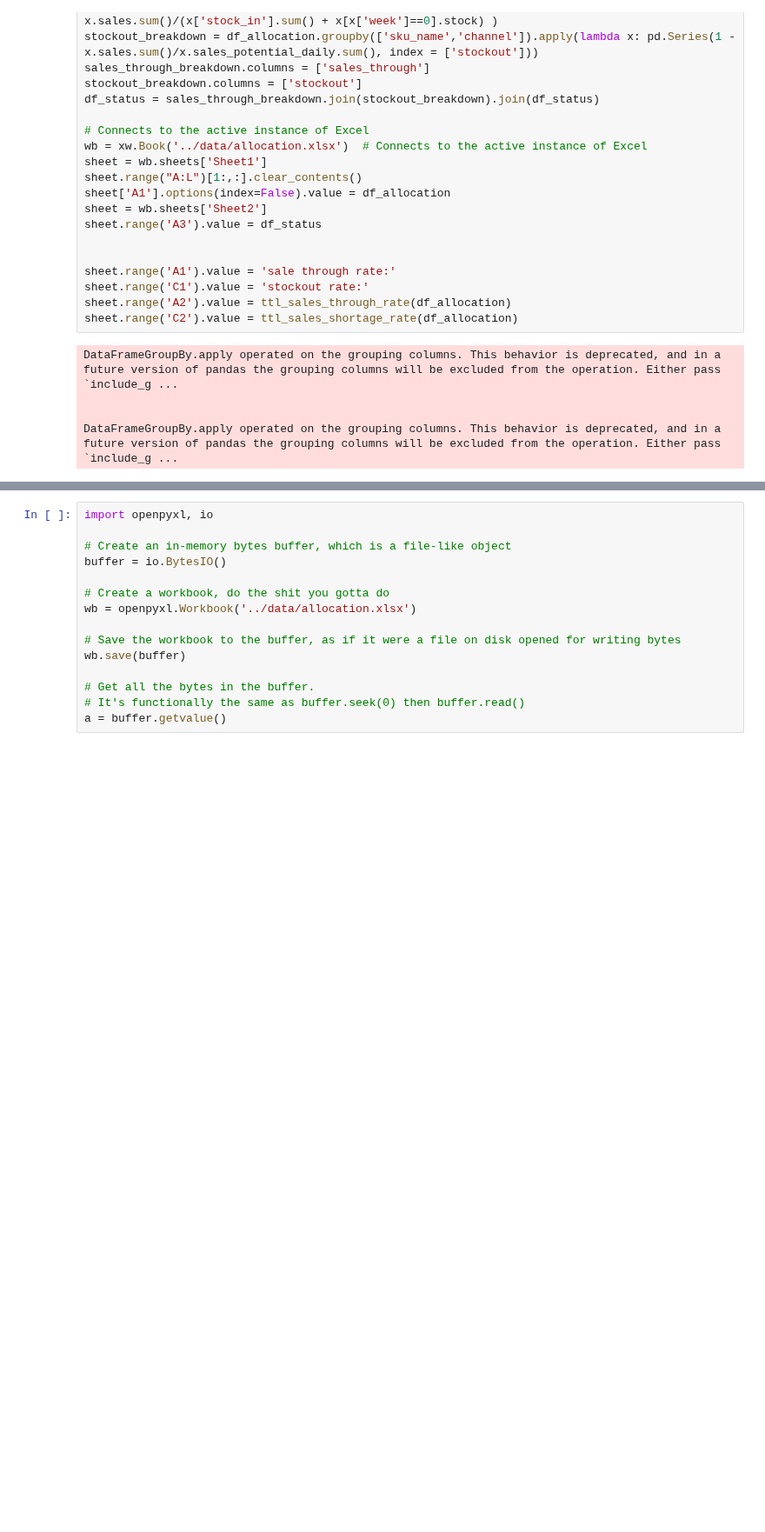
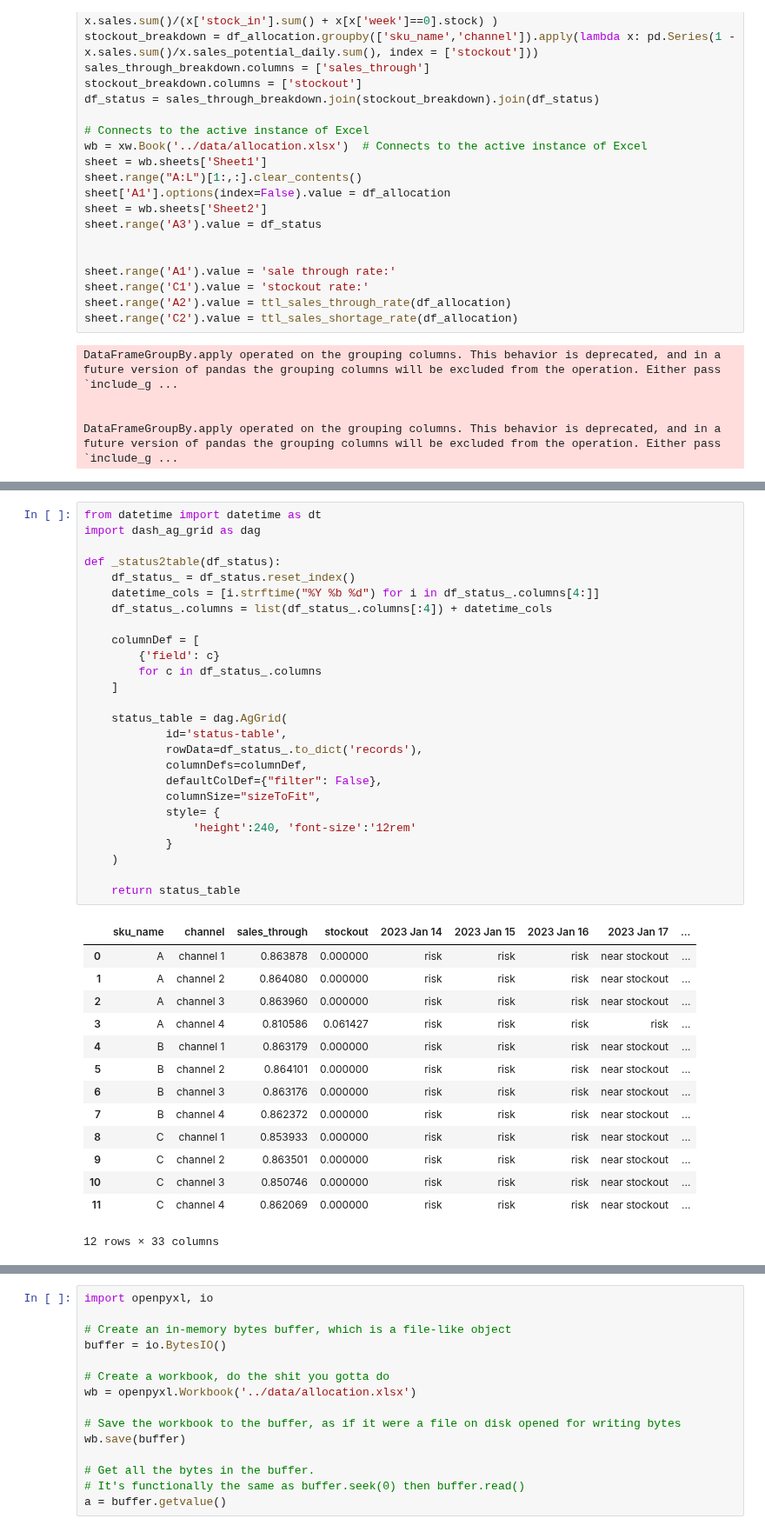
Before and after one commit to AllenArtefacter/supply-chain-planning, a Jupyter notebook: demo/Estee/notebooks/workplace.ipynb, the cells around one changed output, grey strips where cells are left out. Shown at 87% size. Drawn from its saved outputs; the diff is of its cells as text; blank space fills up the shorter version.

```diff
--- a/demo/Estee/notebooks/workplace.ipynb
+++ b/demo/Estee/notebooks/workplace.ipynb
@@ -240,0 +246,41 @@ DataFrameGroupBy.apply operated on the grouping columns. This behavior is deprec
+# %%
+from datetime import datetime as dt
+import dash_ag_grid as dag
+
+def _status2table(df_status):
+    df_status_ = df_status.reset_index()
+    datetime_cols = [i.strftime("%Y %b %d") for i in df_status_.columns[4:]]
+    df_status_.columns = list(df_status_.columns[:4]) + datetime_cols
+
+    columnDef = [
+        {'field': c}
+        for c in df_status_.columns
+    ]
+
+    status_table = dag.AgGrid(
+            id='status-table',
+            rowData=df_status_.to_dict('records'),
+            columnDefs=columnDef,
+            defaultColDef={"filter": False},
+            columnSize="sizeToFit",
+            style= {
+                'height':240, 'font-size':'12rem'
+            }
+    )
+
+    return status_table
+# %% [output]
+|  | sku_name | channel | sales_through | stockout | 2023 Jan 14 | 2023 Jan 15 | 2023 Jan 16 | 2023 Jan 17 | ... |
+| 0 | A | channel 1 | 0.863878 | 0.000000 | risk | risk | risk | near stockout | ... |
+| 1 | A | channel 2 | 0.864080 | 0.000000 | risk | risk | risk | near stockout | ... |
+| 2 | A | channel 3 | 0.863960 | 0.000000 | risk | risk | risk | near stockout | ... |
+| 3 | A | channel 4 | 0.810586 | 0.061427 | risk | risk | risk | risk | ... |
+| 4 | B | channel 1 | 0.863179 | 0.000000 | risk | risk | risk | near stockout | ... |
+| 5 | B | channel 2 | 0.864101 | 0.000000 | risk | risk | risk | near stockout | ... |
+| 6 | B | channel 3 | 0.863176 | 0.000000 | risk | risk | risk | near stockout | ... |
+| 7 | B | channel 4 | 0.862372 | 0.000000 | risk | risk | risk | near stockout | ... |
+| 8 | C | channel 1 | 0.853933 | 0.000000 | risk | risk | risk | near stockout | ... |
+| 9 | C | channel 2 | 0.863501 | 0.000000 | risk | risk | risk | near stockout | ... |
+| 10 | C | channel 3 | 0.850746 | 0.000000 | risk | risk | risk | near stockout | ... |
+| 11 | C | channel 4 | 0.862069 | 0.000000 | risk | risk | risk | near stockout | ... |
+12 rows × 33 columns
```
Also changed, not shown: parts of 13 cells of this notebook, 15 other files.
